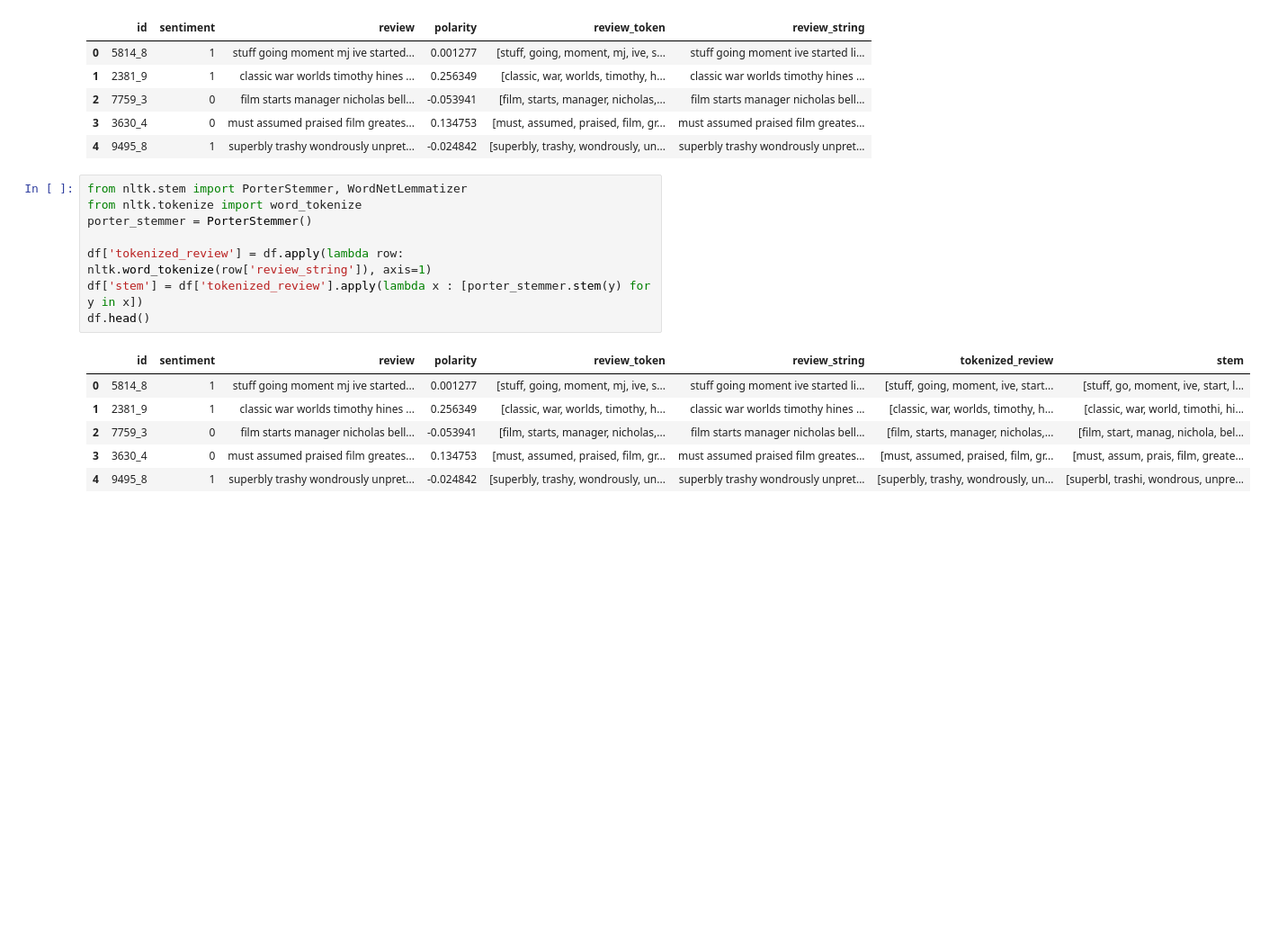
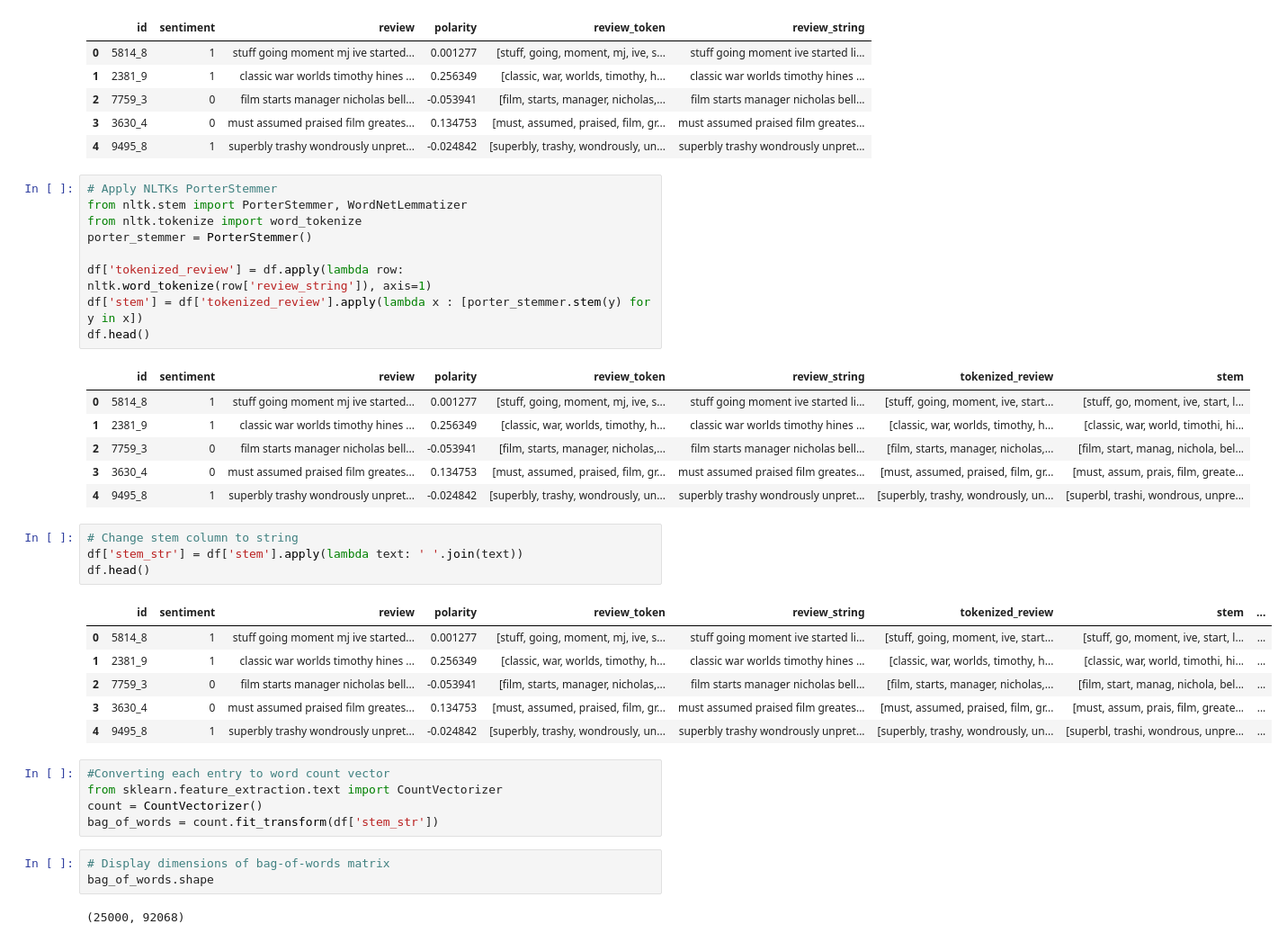
Before and after one commit to jwisniewski30/Data-Mining, a Jupyter notebook: JWisniewskiWeek3.ipynb, the cells around one changed output. Shown: that part at 90% size. Saved outputs shown, nothing was run; the diff lists cells and outputs as text; blank space fills up the shorter version.

```diff
--- a/JWisniewskiWeek3.ipynb
+++ b/JWisniewskiWeek3.ipynb
@@ -134,6 +127,7 @@ df.head()
 | 3 | 3630_4 | 0 | must assumed praised film greates... | 0.134753 | [must, assumed, praised, film, gr... | must assumed praised film greates... |
 | 4 | 9495_8 | 1 | superbly trashy wondrously unpret... | -0.024842 | [superbly, trashy, wondrously, un... | superbly trashy wondrously unpret... |
 # %%
+# Apply NLTKs PorterStemmer
 from nltk.stem import PorterStemmer, WordNetLemmatizer
 from nltk.tokenize import word_tokenize
 porter_stemmer = PorterStemmer()
@@ -148,3 +142,24 @@ df.head()
 | 2 | 7759_3 | 0 | film starts manager nicholas bell... | -0.053941 | [film, starts, manager, nicholas,... | film starts manager nicholas bell... | [film, starts, manager, nicholas,... | [film, start, manag, nichola, bel... |
 | 3 | 3630_4 | 0 | must assumed praised film greates... | 0.134753 | [must, assumed, praised, film, gr... | must assumed praised film greates... | [must, assumed, praised, film, gr... | [must, assum, prais, film, greate... |
 | 4 | 9495_8 | 1 | superbly trashy wondrously unpret... | -0.024842 | [superbly, trashy, wondrously, un... | superbly trashy wondrously unpret... | [superbly, trashy, wondrously, un... | [superbl, trashi, wondrous, unpre... |
+# %%
+# Change stem column to string
+df['stem_str'] = df['stem'].apply(lambda text: ' '.join(text))
+df.head()
+# %% [output]
+|  | id | sentiment | review | polarity | review_token | review_string | tokenized_review | stem | ... |
+| 0 | 5814_8 | 1 | stuff going moment mj ive started... | 0.001277 | [stuff, going, moment, mj, ive, s... | stuff going moment ive started li... | [stuff, going, moment, ive, start... | [stuff, go, moment, ive, start, l... | ... |
+| 1 | 2381_9 | 1 | classic war worlds timothy hines ... | 0.256349 | [classic, war, worlds, timothy, h... | classic war worlds timothy hines ... | [classic, war, worlds, timothy, h... | [classic, war, world, timothi, hi... | ... |
+| 2 | 7759_3 | 0 | film starts manager nicholas bell... | -0.053941 | [film, starts, manager, nicholas,... | film starts manager nicholas bell... | [film, starts, manager, nicholas,... | [film, start, manag, nichola, bel... | ... |
+| 3 | 3630_4 | 0 | must assumed praised film greates... | 0.134753 | [must, assumed, praised, film, gr... | must assumed praised film greates... | [must, assumed, praised, film, gr... | [must, assum, prais, film, greate... | ... |
+| 4 | 9495_8 | 1 | superbly trashy wondrously unpret... | -0.024842 | [superbly, trashy, wondrously, un... | superbly trashy wondrously unpret... | [superbly, trashy, wondrously, un... | [superbl, trashi, wondrous, unpre... | ... |
+# %%
+#Converting each entry to word count vector
+from sklearn.feature_extraction.text import CountVectorizer
+count = CountVectorizer()
+bag_of_words = count.fit_transform(df['stem_str'])
+# %%
+# Display dimensions of bag-of-words matrix
+bag_of_words.shape
+# %% [output]
+(25000, 92068)
```
Also changed, not shown: parts of 7 cells of this notebook.
